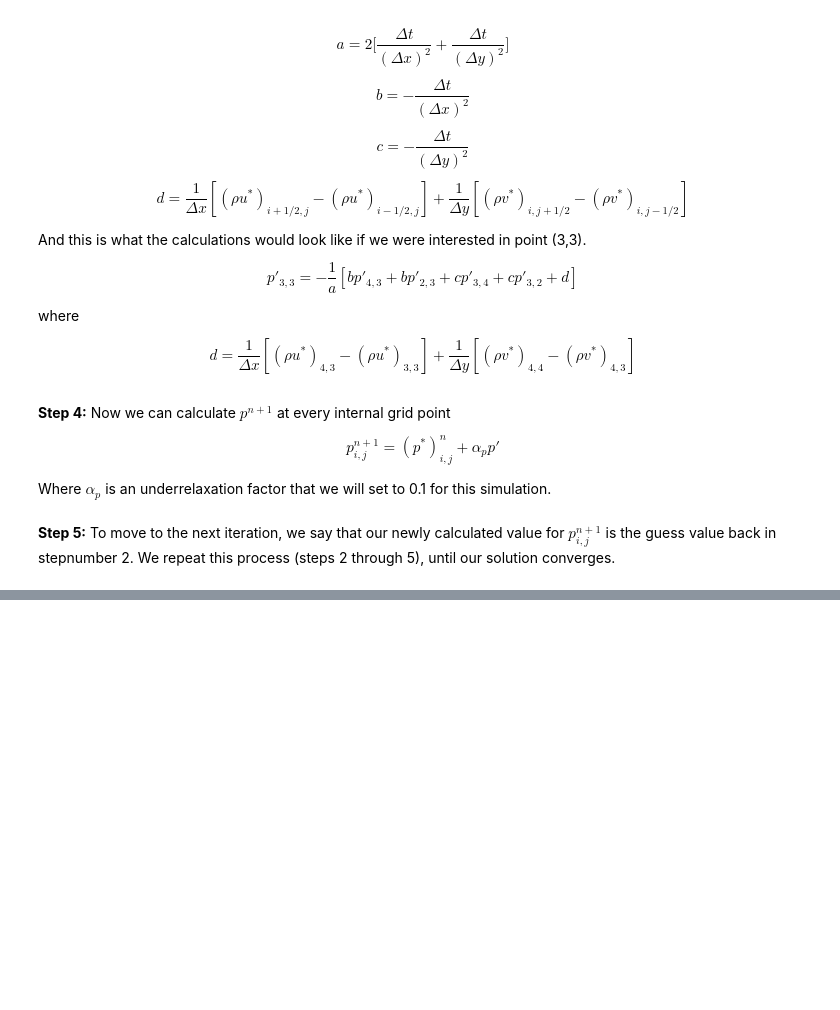
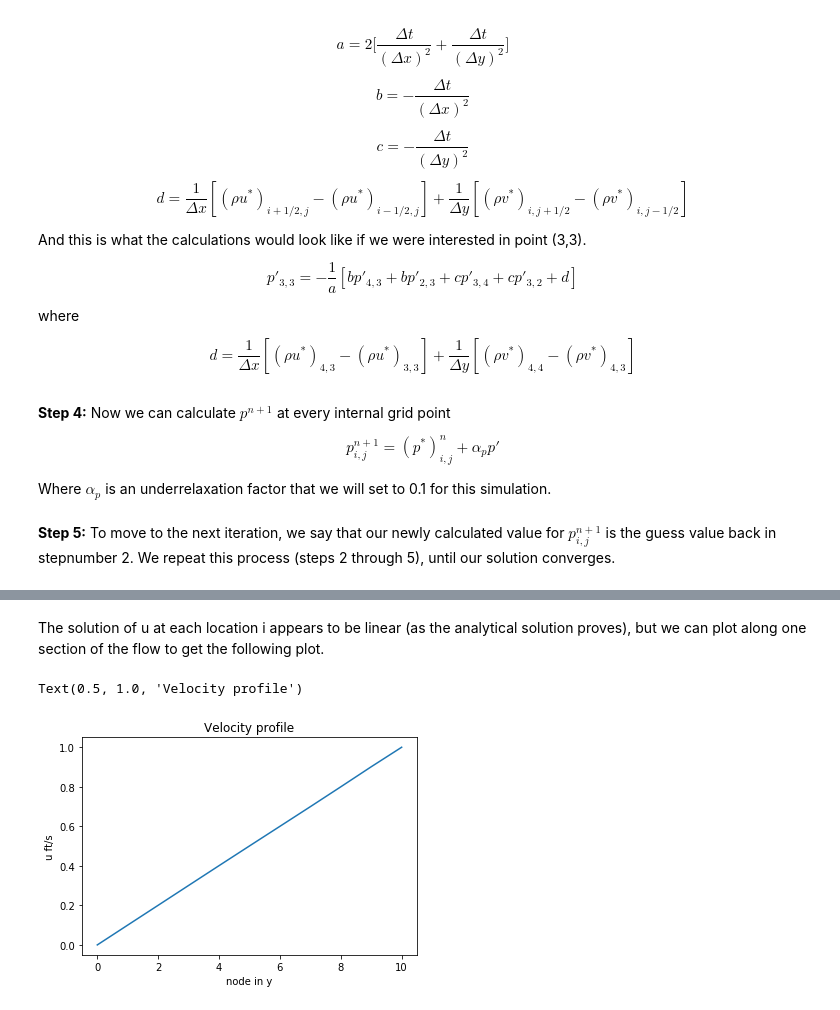
Before and after one commit to bjreddish/CFD, a Jupyter notebook: couette/CouetteFlow_PC.ipynb, the cells around one changed output, grey strips where cells are left out. Cells and saved outputs as stored; diff of their text form; code cells hidden in the pictures; blank space fills up the shorter version.

```diff
--- a/couette/CouetteFlow_PC.ipynb
+++ b/couette/CouetteFlow_PC.ipynb
@@ -336,0 +357,10 @@ plt.contourf(X,Y,np.transpose(p))
+# %% [markdown]
+The solution of u at each location i appears to be linear (as the analytical solution proves), but we can plot along one section of the flow to get the following plot.
+# %%
+plt.plot(u[12,:])
+plt.xlabel('node in y')
+plt.ylabel('u ft/s')
+plt.title('Velocity profile')
+# %% [output]
+Text(0.5, 1.0, 'Velocity profile')
+[figure, added]
```
Also changed, not shown: parts of 8 cells of this notebook.
